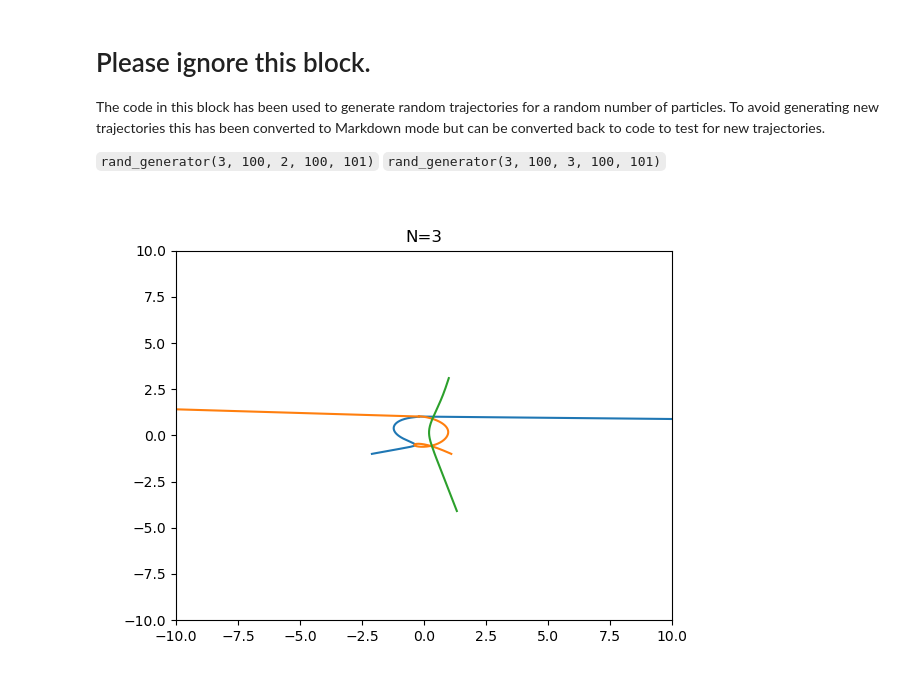
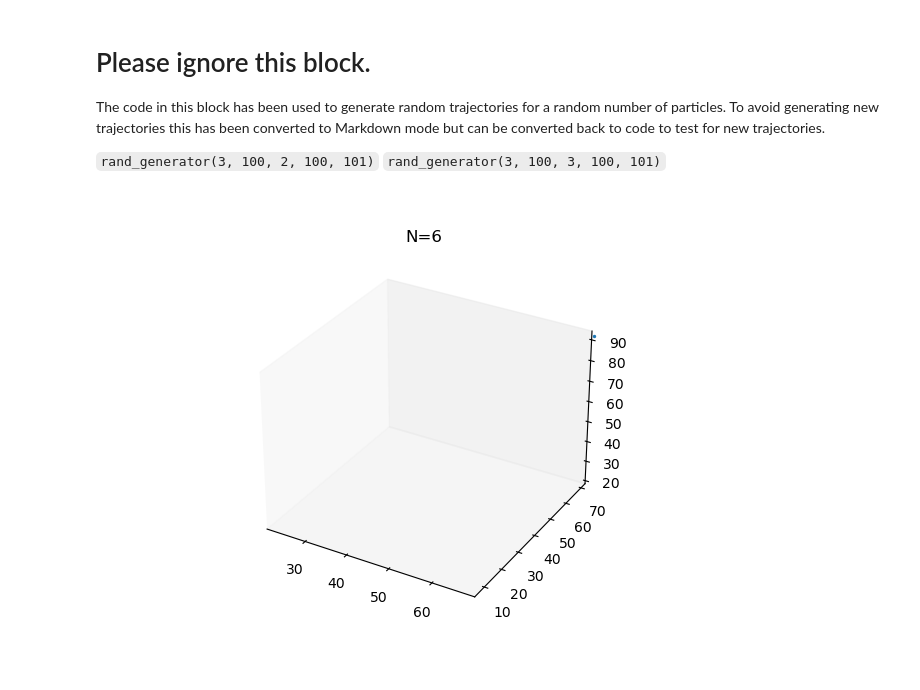
Before and after one commit to sanderdemeyer/Astrofysische_Groep_1, a Jupyter notebook: visual/plot3dmotion.ipynb, the cells around one changed output. Cells and saved outputs as stored; diff of their text form; code cells hidden in the pictures.

Commit message:
plot with input

```diff
--- a/visual/plot3dmotion.ipynb
+++ b/visual/plot3dmotion.ipynb
@@ -94,3 +95,5 @@ def trajectories(file, dim):
         for j in range(N):
             ind_traj[i][j]= part_traj[j]
     return t, ind_traj
+# %%
+t, traj = trajectories('testpos_3D', 3)
@@ -97,5 +104,5 @@ def trajectories(file, dim):
 # %%
-def animate(file, dim, lim, name='animation', dpi=300):
+def animate(file, dim, name='animation', lim= None, dpi=300):
     """
     This function takes a txt file where the lines contains the timesteps and the positions of the N partilces at that timestep and animates the trajectories of the particles.
 
@@ -106,10 +113,10 @@ def animate(file, dim, lim, name='animation', dpi=300):
         The input needs to have the form: t  x_1  y_1  z_1 ... x_N  y_N  z_N
     dim
         Dimension of the Nbody simulation, has to be 2 or 3
+    name
+        Name of the animation file
     lim
         An array with the axis limits
-    name
-        Name of the animation file
     dpi
         DPI of the animation
 
@@ -121,33 +128,42 @@ def animate(file, dim, lim, name='animation', dpi=300):
     n_t = len(traj)
     N = len(traj[0])
     def update_2(i):
-        ax.cla()
-        ax.set_xlim(lim[0][0], lim[0][1])
-        ax.set_ylim(lim[1][0], lim[1][1])
-        for j in traj[i]:
-            ax.scatter(j[0], j[1], s=2)
-            ax.grid(False)
+        for j in range(N):
+            scatters[j].set_offsets([traj[i][j][0], traj[i][j][1]])
+        return scatters
 
     def update_3(i):
-        ax.cla()
-        ax.set_xlim(lim[0][0], lim[0][1])
-        ax.set_ylim(lim[1][0], lim[1][1])
-        ax.set_zlim(lim[2][0], lim[2][1])
-        for j in traj[i]:
-            ax.scatter(j[0], j[1], j[2], s=2)
-            ax.grid(False)
+        for j in range(N):
+            scatters[j]._offsets3d=(traj[i][j,0:1], traj[i][j,1:2], traj[i][j,2:])
+        return scatters
 
     fig = plt.figure()
     # TODO: add a time slider
     if dim == 2:
         ax = fig.add_subplot(111)
         ax.set_title('N={}'.format(N))
+        if lim:
+            ax.set_xlim(lim[0][0], lim[0][1])
+            ax.set_ylim(lim[1][0], lim[1][1])
+        ax.grid(False)
+        scatters = [ax.scatter(traj[0][i][0], traj[0][i][1], s=2) for i in range(N)]
         ani = animation.FuncAnimation(fig, update_2, frames=n_t)
-        ani.save('{}_2D.mkv'.format(name), fps=30, dpi=dpi)
+        ani.save('ani_traj/{}_2D.mkv'.format(name), fps=30, dpi=dpi)
+
     if dim == 3:
         ax = fig.add_subplot(projection='3d')
         ax.set_title('N={}'.format(N))
+        if lim:
+            ax.set_xlim3d(lim[0][0], lim[0][1])
+            ax.set_ylim3d(lim[1][0], lim[1][1])
+            ax.set_zlim3d(lim[2][0], lim[2][1])
+        ax.grid(False)
+        scatters = [ax.scatter(traj[0][i][0], traj[0][i][1], traj[0][i][2], s=2) for i in range(N)]
         ani = animation.FuncAnimation(fig, update_3, frames=n_t)
-        ani.save('{}_3D.mkv'.format(name), fps=30, dpi=dpi)
+        ani.save('ani_traj/{}_3D.mkv'.format(name), fps=30, dpi=dpi)
     plt.show()
+# %%
+animate('testpos_3D', 3)
+# %% [output]
+[figure, added]
 # %%
@@ -273,4 +228,0 @@ def plot(file, dim, lim, name='trajectories', dpi=300):
-# %%
-three_body_trajectories = plot('three_body_motion_RK2.txt', 2, [[-10,10], [-10,10]], 'three_body_motion')
-# %% [output]
-[figure, removed]
```
Also changed, not shown: parts of 11 cells of this notebook, 16 other files.
